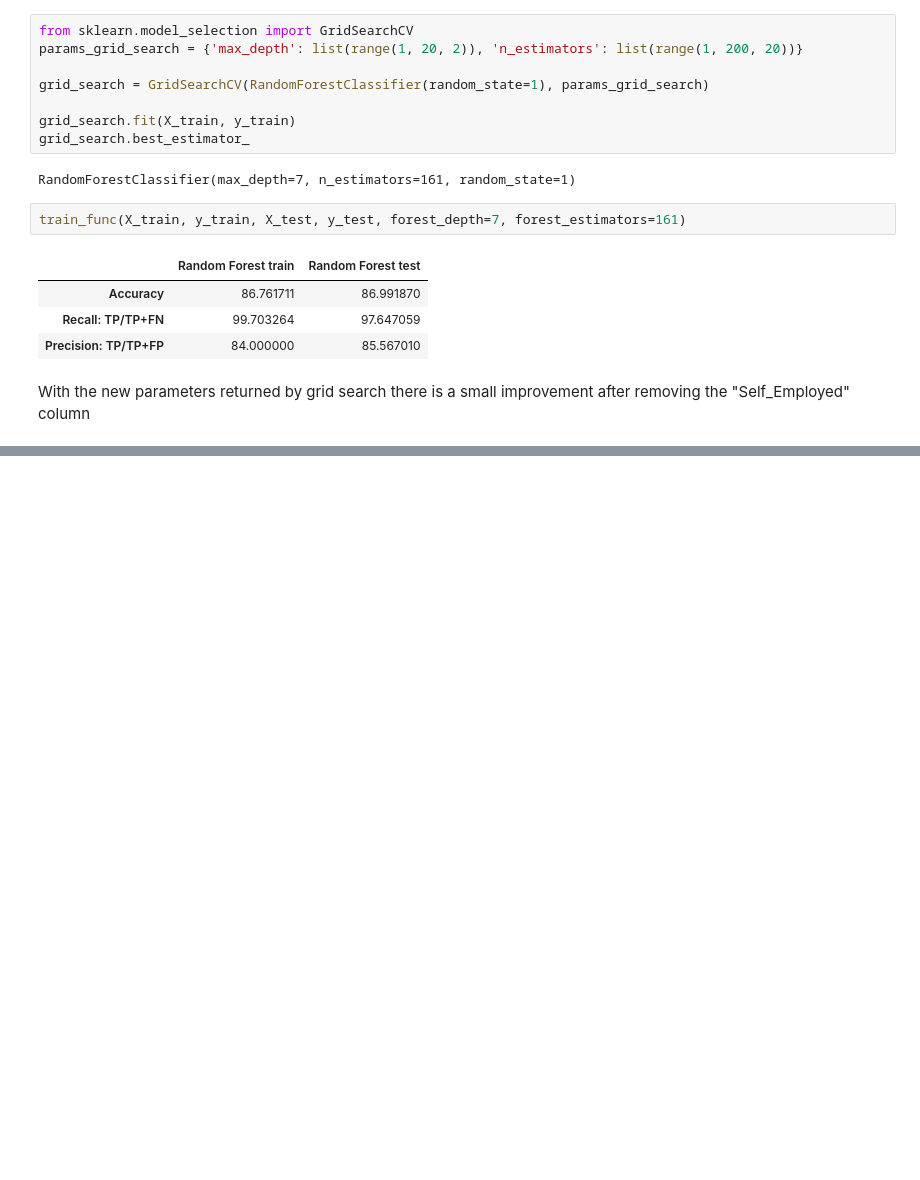
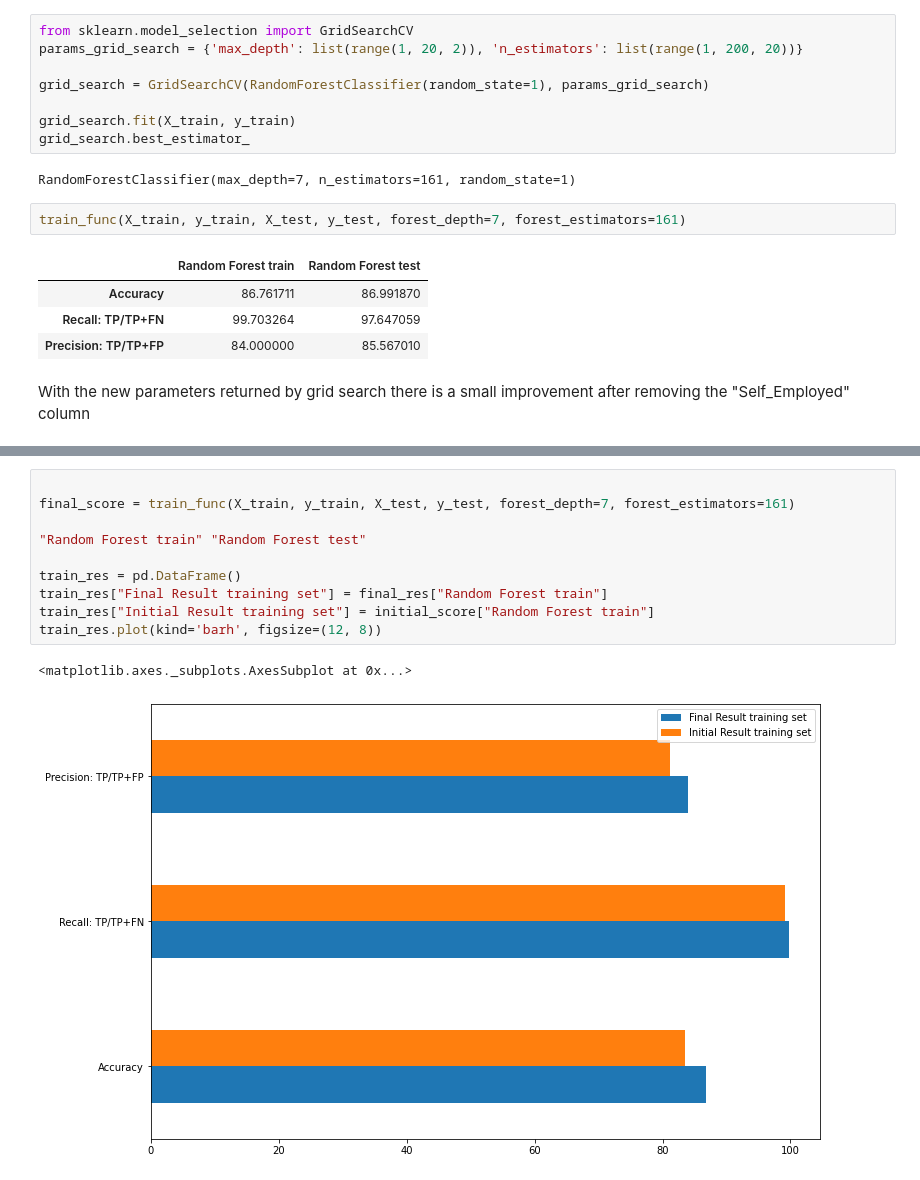
Before and after one commit to TiberiuAntoniu/Data-Science-in-industry, a Jupyter notebook: Random_Forest_improvement.ipynb, the cells around one changed output, grey strips where cells are left out. Drawn from its saved outputs; the diff is of its cells as text; blank space fills up the shorter version.

```diff
--- a/Random_Forest_improvement.ipynb
+++ b/Random_Forest_improvement.ipynb
@@ -257,0 +265,13 @@ With the new parameters returned by grid search there is a small improvement aft
+# %%
+
+final_score = train_func(X_train, y_train, X_test, y_test, forest_depth=7, forest_estimators=161)
+
+"Random Forest train" "Random Forest test"
+
+train_res = pd.DataFrame()
+train_res["Final Result training set"] = final_res["Random Forest train"]
+train_res["Initial Result training set"] = initial_score["Random Forest train"]
+train_res.plot(kind='barh', figsize=(12, 8))
+# %% [output]
+<matplotlib.axes._subplots.AxesSubplot at 0x...>
+[figure, added]
```
Also changed, not shown: parts of 4 cells of this notebook.
